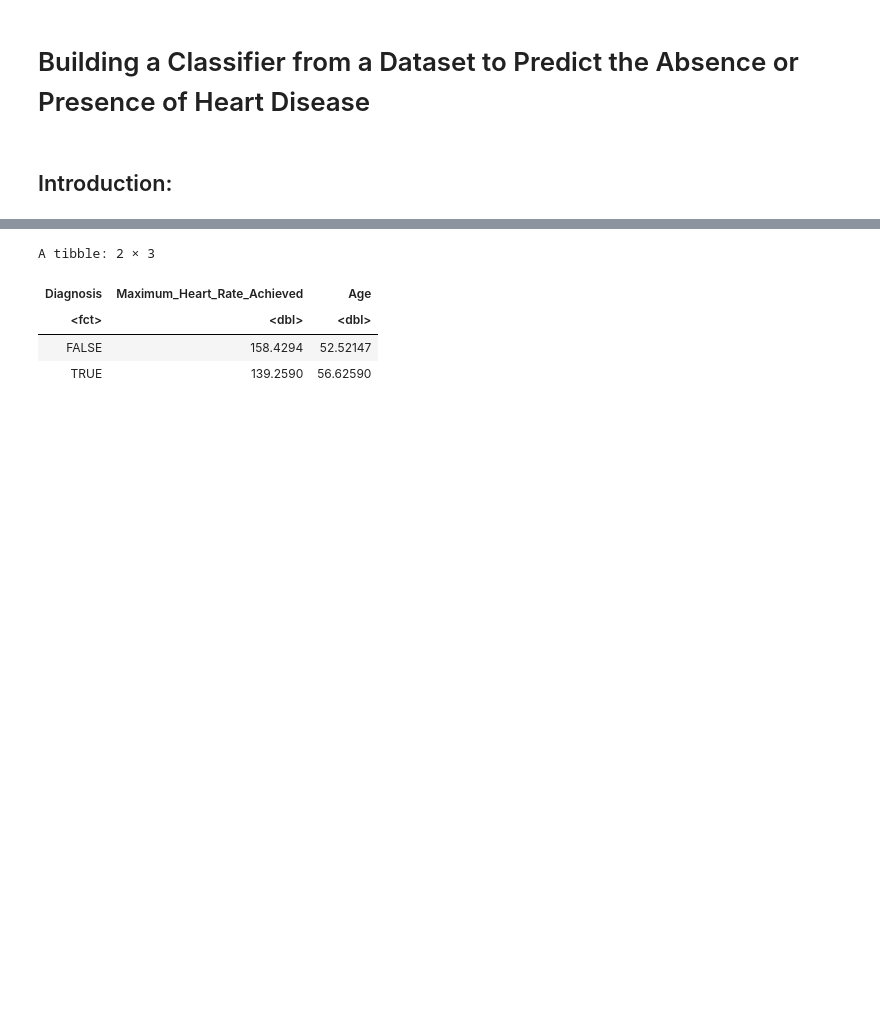
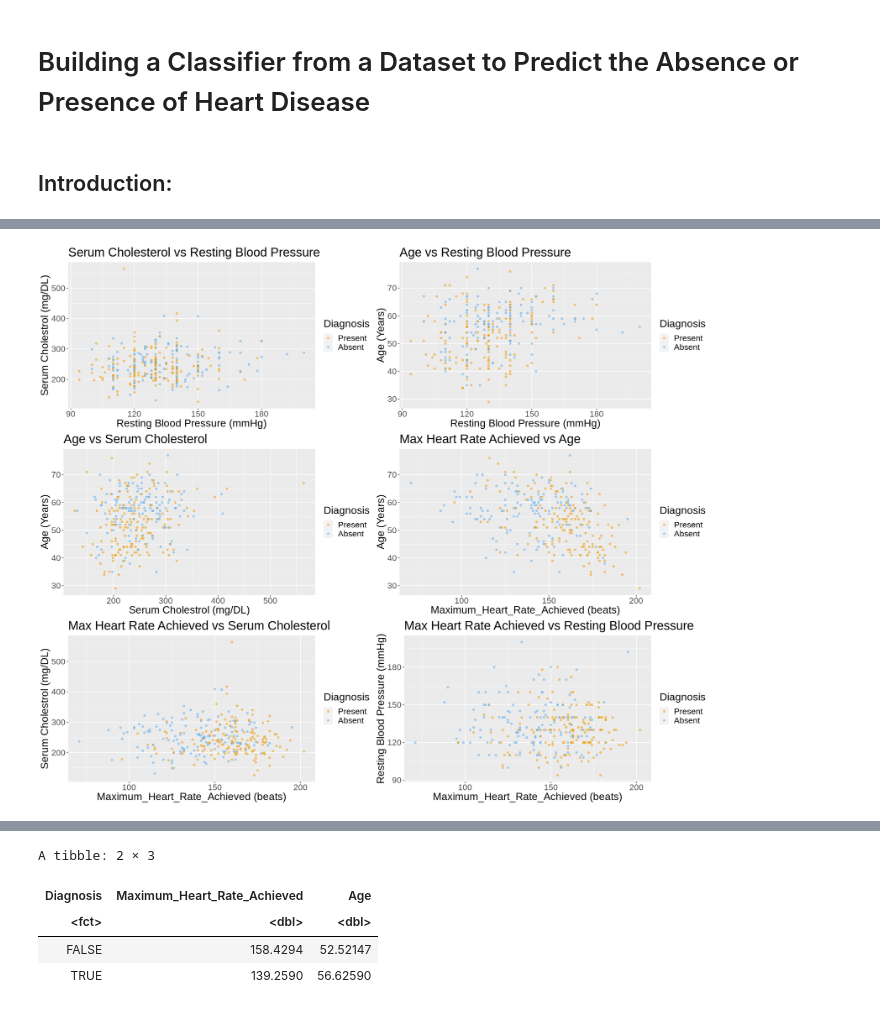
Before and after one commit to Parsapk1/NEW_DSCI_PROJECT, a Jupyter notebook: DSCI100_Project.ipynb, the cells around one changed output, grey strips where cells are left out. Drawn from its saved outputs; the diff is of its cells as text; code cells hidden in the pictures; blank space fills up the shorter version.

```diff
--- a/DSCI100_Project.ipynb
+++ b/DSCI100_Project.ipynb
@@ -93 +72,60 @@ variable_relationship
 [figure]
+# %%
+#We then selected the variables that we need to build a model and we changed the diagnosis of Heart Disease to a factor data type instead of logic.
+cleveland_heart_yes <- mutated_cleveland_heart |>
+    select(Age, Resting_Blood_Pressure, Serum_Cholestrol, Maximum_Heart_Rate_Achieved, Diagnosis)|>
+    mutate("Diagnosis" = as_factor(Diagnosis))
+
+options(repr.plot.height = 15, repr.plot.width = 18)
+heart_yee <- cleveland_heart_yes |>
+  ggplot(aes(x = Resting_Blood_Pressure, y = Serum_Cholestrol, color = Diagnosis)) +
+  geom_point(alpha = 0.5) +
+  labs(x = "Resting Blood Pressure (mmHg)" , y= "Serum Cholestrol (mg/DL)", color = "Diagnosis") +
+  scale_color_manual(labels = c("Present", "Absent"),
+                     values = c("orange2", "steelblue2")) +
+  theme(text = element_text(size = 20)) +
+    ggtitle("Serum Cholesterol vs Resting Blood Pressure")
+heart_yee2 <- cleveland_heart_yes |>
+  ggplot(aes(x = Resting_Blood_Pressure, y = Age, color = Diagnosis)) +
+  geom_point(alpha = 0.5) +
+  labs(x = "Resting Blood Pressure (mmHg)", y = "Age (Years)", color = "Diagnosis") +
+  scale_color_manual(labels = c("Present", "Absent"),
+                     values = c("orange2", "steelblue2")) +
+  theme(text = element_text(size = 20)) +
+    ggtitle("Age vs Resting Blood Pressure")
+heart_yee3 <- cleveland_heart_yes |>
+  ggplot(aes(x = Serum_Cholestrol, y = Age, color = Diagnosis)) +
+  geom_point(alpha = 0.5) +
+  labs(x = "Serum Cholestrol (mg/DL)" , y ="Age (Years)", color = "Diagnosis") +
+  scale_color_manual(labels = c("Present", "Absent"),
+                     values = c("orange2", "steelblue2")) +
+  theme(text = element_text(size = 20)) +
+        ggtitle("Age vs Serum Cholesterol")
+heart_yee4 <- cleveland_heart_yes |>
+  ggplot(aes(x = Maximum_Heart_Rate_Achieved, y = Age, color = Diagnosis)) +
+  geom_point(alpha = 0.5) +
+  labs(x = "Maximum_Heart_Rate_Achieved (beats)" , y ="Age (Years)", color = "Diagnosis") +
+  scale_color_manual(labels = c("Present", "Absent"),
+                     values = c("orange2", "steelblue2")) +
+  theme(text = element_text(size = 20)) +
+        ggtitle("Max Heart Rate Achieved vs Age")
+heart_yee5 <- cleveland_heart_yes |>
+  ggplot(aes(x = Maximum_Heart_Rate_Achieved, y = Serum_Cholestrol, color = Diagnosis)) +
+  geom_point(alpha = 0.5) +
+  labs(x = "Maximum_Heart_Rate_Achieved (beats)" , y ="Serum Cholestrol (mg/DL)", color = "Diagnosis") +
+  scale_color_manual(labels = c("Present", "Absent"),
+                     values = c("orange2", "steelblue2")) +
+  theme(text = element_text(size = 20)) +
+        ggtitle("Max Heart Rate Achieved vs Serum Cholesterol")
+heart_yee6 <- cleveland_heart_yes |>
+  ggplot(aes(x = Maximum_Heart_Rate_Achieved, y = Resting_Blood_Pressure, color = Diagnosis)) +
+  geom_point(alpha = 0.5) +
+  labs(x = "Maximum_Heart_Rate_Achieved (beats)" , y = "Resting Blood Pressure (mmHg)", color = "Diagnosis") +
+  scale_color_manual(labels = c("Present", "Absent"),
+                     values = c("orange2", "steelblue2")) +
+  theme(text = element_text(size = 20)) +
+        ggtitle("Max Heart Rate Achieved vs Resting Blood Pressure")
+library(gridExtra) #added this library in order to use grid.arrange
+grid.arrange(heart_yee, heart_yee2, heart_yee3, heart_yee4, heart_yee5, heart_yee6, ncol=2)
+# %% [output]
+[figure, added]
```
Also changed, not shown: parts of 14 cells of this notebook.
